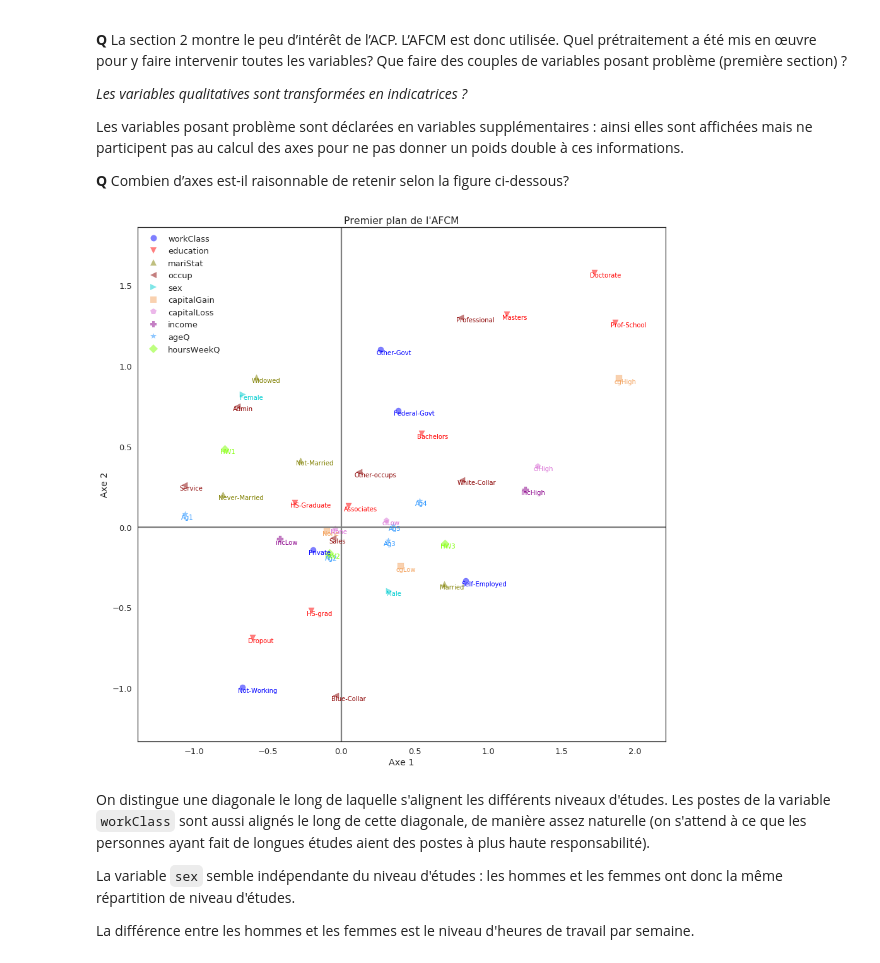
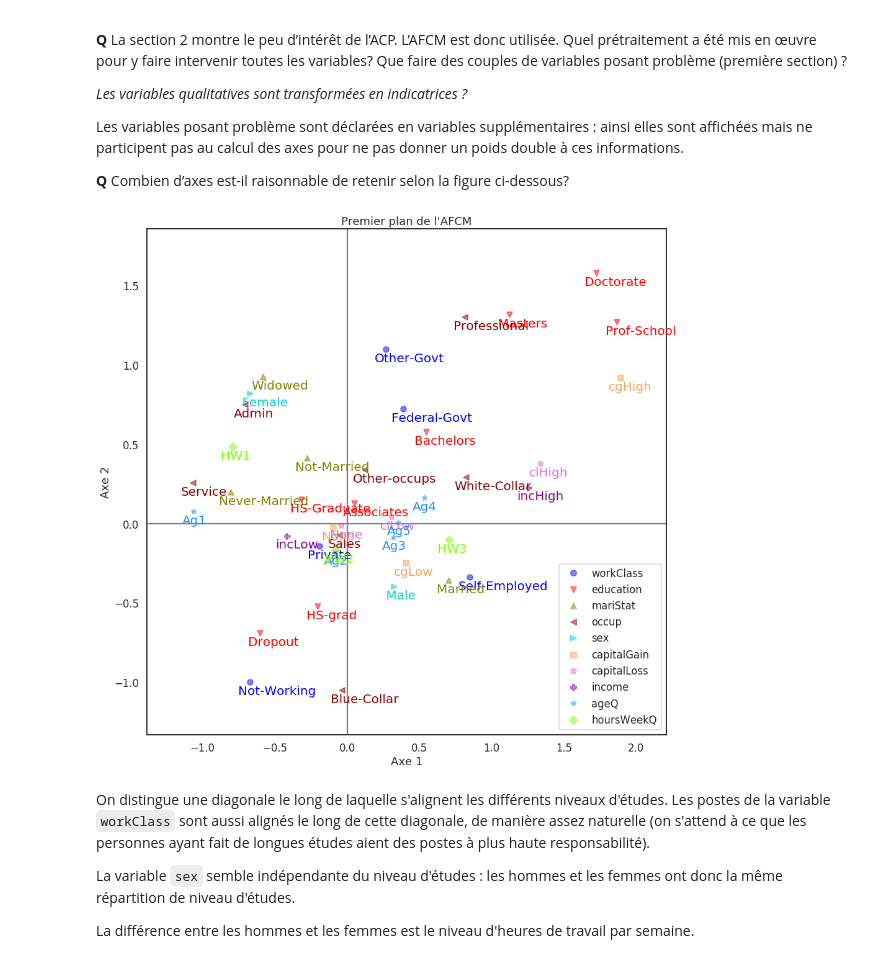
Before and after one commit to PaulCharnay/Exploration, a Jupyter notebook: Explo-Python-AdultCensus.ipynb, the cells around one changed output. Saved outputs shown, nothing was run; the diff lists cells and outputs as text; code cells hidden in the pictures.

```diff
--- a/Explo-Python-AdultCensus.ipynb
+++ b/Explo-Python-AdultCensus.ipynb
@@ -399,22 +471,28 @@ quantit = [name for name in list(adult) if (adult[name].dtype.name != "category"
 # Sélection des variables quantitatives
 dat = adult[quantit]
 # réduction
-data = pd.DataFrame(scale(dat),columns=dat.columns)
+data = pd.DataFrame(scale(dat), columns=dat.columns)
 # composantes principales
-C = pca.fit(data).transform(data)
+C = pca.fit_transform(data)
 # %% [markdown]
 On enlève `fnlwgt` de l'ACP car on a vu que cette variable n'avait pas grand intérêt pour prédire la variable cible.
 # %%
 # coordonnées des variables
-coord1 = pca.components_[0]*np.sqrt(pca.explained_variance_[0])
-coord2 = pca.components_[1]*np.sqrt(pca.explained_variance_[1])
-fig = plt.figure(figsize=(8,8))
-ax = fig.add_subplot(1, 1, 1)
-for i, j, nom in zip(coord1,coord2, data.columns):
-    plt.text(i, j, nom)
-    plt.arrow(0,0,i,j,color='r')
+coord1 = pca.components_[0] * np.sqrt(pca.explained_variance_[0])
+coord2 = pca.components_[1] * np.sqrt(pca.explained_variance_[1])
+
+fig, ax = plt.subplots(figsize=(8,8))
+
+for i, j, nom in zip(coord1, coord2, data.columns):
+    if nom == "hoursWeek":
+        plt.text(i, j + 0.05, nom, size=15)   # Pour éviter que les deux labels se marchent sur les pieds
+    elif nom == "educNum":
+        plt.text(i, j - 0.05, nom, size=15)
+    else:
+        plt.text(i, j, nom, size=15)
+    plt.arrow(0, 0, i, j, color='r')
 plt.axis((-1.2,1.2,-1.2,1.2))
-# cercle
-c=plt.Circle((0,0), radius=1, color='b', fill=False)
-ax.add_patch(c)
+
+cercle = plt.Circle((0,0), radius=1, color='b', fill=False)
+ax.add_patch(cercle)
 plt.show()
@@ -431,8 +511,14 @@ echelle = 5
 plt.xlabel('Première composante principale', fontsize = 15)
 plt.ylabel('Deuxième composante principale', fontsize = 15)
 plt.title('ACP à deux composantes', fontsize = 20)
-plt.scatter(C[:,0], C[:,1])
+plt.scatter(C[:,0], C[:,1], marker='.')
 for i, j, nom in zip(coord1,coord2, data.columns):
-    plt.text(echelle * i, echelle * j, nom)
+    if nom == "hoursWeek":
+        plt.text(echelle * i, echelle * (j + 0.05), nom, size=15)   # Pour éviter que les deux labels se marchent sur les pieds
+    elif nom == "educNum":
+        plt.text(echelle * i, echelle * (j - 0.05), nom, size=15)
+    else:
+        plt.text(echelle * i, echelle * j, nom, size=15)
+
     plt.arrow(0, 0, echelle * i, echelle * j, color='r')
 plt.show()
@@ -565,35 +650,35 @@ dict_marker = {'workClass': 'o',
                'education': 'v',
                'mariStat': '^',
                'occup': '<',
                'sex': '>',
                'capitalGain': 's',
                'capitalLoss': 'p',
                'income': 'P',
                'ageQ': '*',
                'hoursWeekQ': 'D'}
 
 
 for coord, nom in zip(afcm.fs_c()[:, :2], dataq.columns) :
     i, j = coord
     nom_categorie = nom[: nom.find("_")]
     plt.scatter(i, -j, marker=dict_marker[nom_categorie], color=dict_color[nom_categorie], alpha=0.5)
-    plt.text(i - 0.03, -j - 0.03, nom[nom.find('_') + 1 :], color=dict_color[nom_categorie])
+    plt.text(i - 0.08, -j - 0.08, nom[nom.find('_') + 1 :], color=dict_color[nom_categorie], size=20)
 
 legend_elements = [Line2D([0], [0], marker='o', color='blue', label='workClass', markersize=10, linewidth=0, alpha=0.5),
                    Line2D([0], [0], marker='v', color='red', label='education', markersize=10, linewidth=0, alpha=0.5),
                    Line2D([0], [0], marker='^', color='olive', label='mariStat', markersize=10, linewidth=0, alpha=0.5),
                    Line2D([0], [0], marker='<', color='darkred', label='occup', markersize=10, linewidth=0, alpha=0.5),
                    Line2D([0], [0], marker='>', color='darkturquoise', label='sex', markersize=10, linewidth=0, alpha=0.5),
                    Line2D([0], [0], marker='s', color='sandybrown', label='capitalGain', markersize=10, linewidth=0, alpha=0.5),
                    Line2D([0], [0], marker='p', color='orchid', label='capitalLoss', markersize=10, linewidth=0, alpha=0.5),
                    Line2D([0], [0], marker='P', color='darkmagenta', label='income', markersize=10, linewidth=0, alpha=0.5),
                    Line2D([0], [0], marker='*', color='dodgerblue', label='ageQ', markersize=10, linewidth=0, alpha=0.5),
                    Line2D([0], [0], marker='D', color='chartreuse', label='hoursWeekQ', markersize=10, linewidth=0, alpha=0.5)]
 
 ax.legend(handles=legend_elements)
 plt.show()
 # %% [output]
-[figure, old version]
+[figure, new version]
 # %% [markdown]
 On distingue une diagonale le long de laquelle s'alignent les différents niveaux d'études. Les postes de la variable `workClass` sont aussi alignés le long de cette diagonale, de manière assez naturelle (on s'attend à ce que les personnes ayant fait de longues études aient des postes à plus haute responsabilité).
 
```
Also changed, not shown: parts of 44 cells of this notebook.
